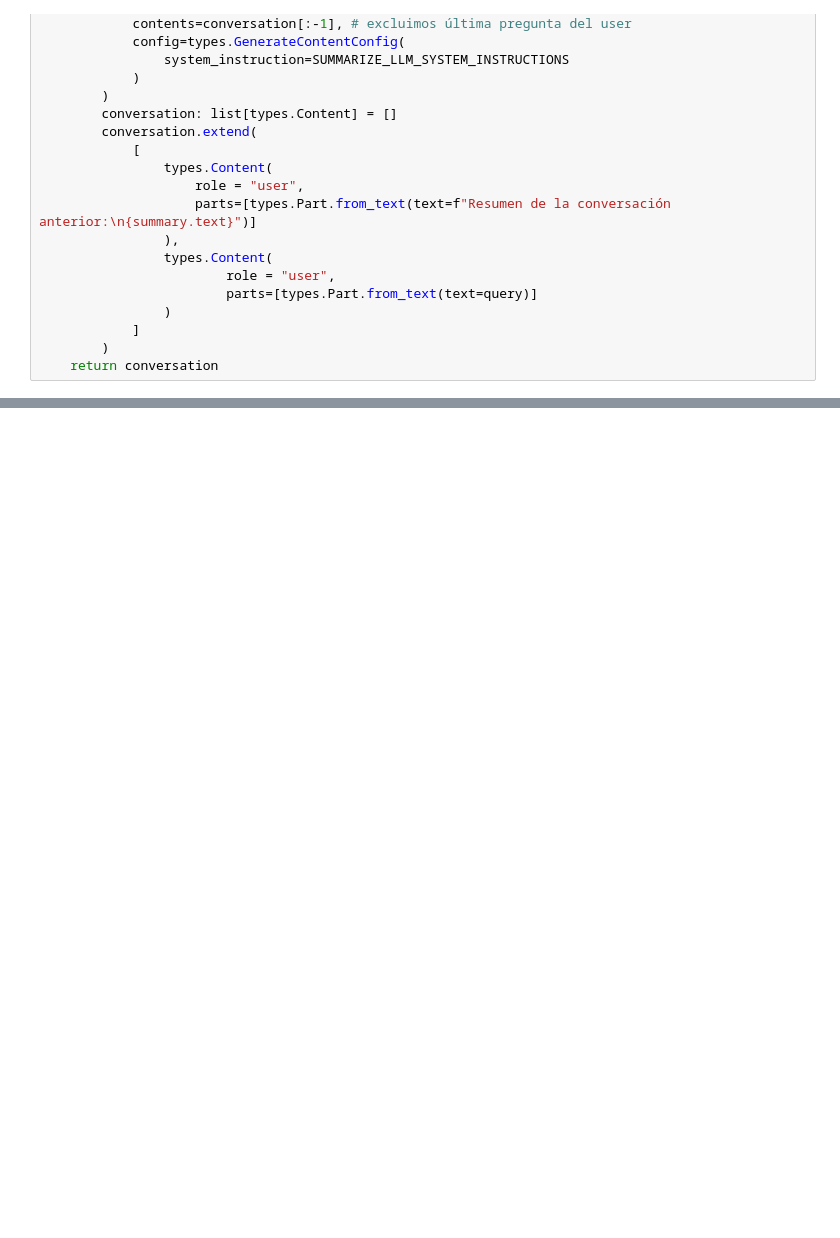
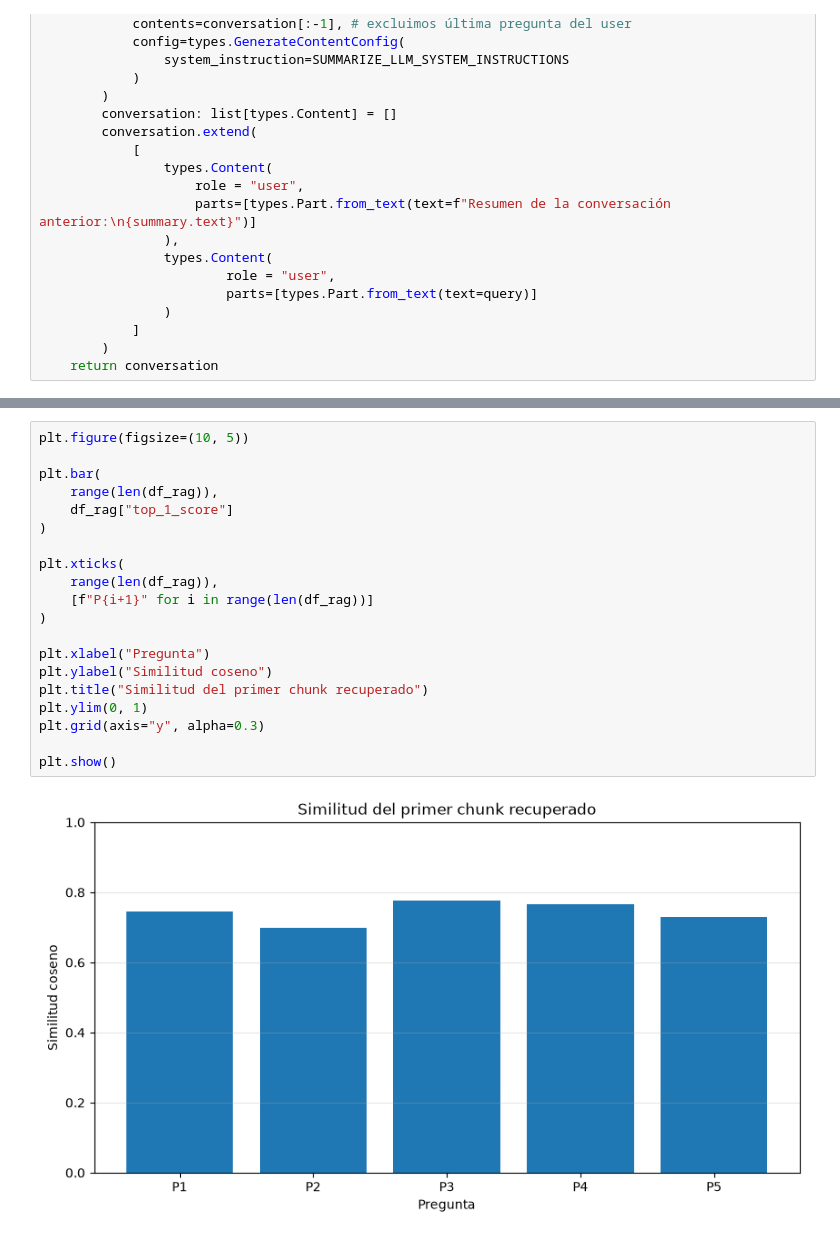
Before and after one commit to vgonzf04/pontia-llm-entrega-final, a Jupyter notebook: asistente_llm.ipynb, the cells around one changed output, grey strips where cells are left out. Drawn from its saved outputs; the diff is of its cells as text; blank space fills up the shorter version.

```diff
--- a/asistente_llm.ipynb
+++ b/asistente_llm.ipynb
@@ -548,0 +726,22 @@ for x in tool_logs:
+# %%
+plt.figure(figsize=(10, 5))
+
+plt.bar(
+    range(len(df_rag)),
+    df_rag["top_1_score"]
+)
+
+plt.xticks(
+    range(len(df_rag)),
+    [f"P{i+1}" for i in range(len(df_rag))]
+)
+
+plt.xlabel("Pregunta")
+plt.ylabel("Similitud coseno")
+plt.title("Similitud del primer chunk recuperado")
+plt.ylim(0, 1)
+plt.grid(axis="y", alpha=0.3)
+
+plt.show()
+# %% [output]
+[figure, added]
```
Also changed, not shown: parts of 15 cells of this notebook, 3 other files.
